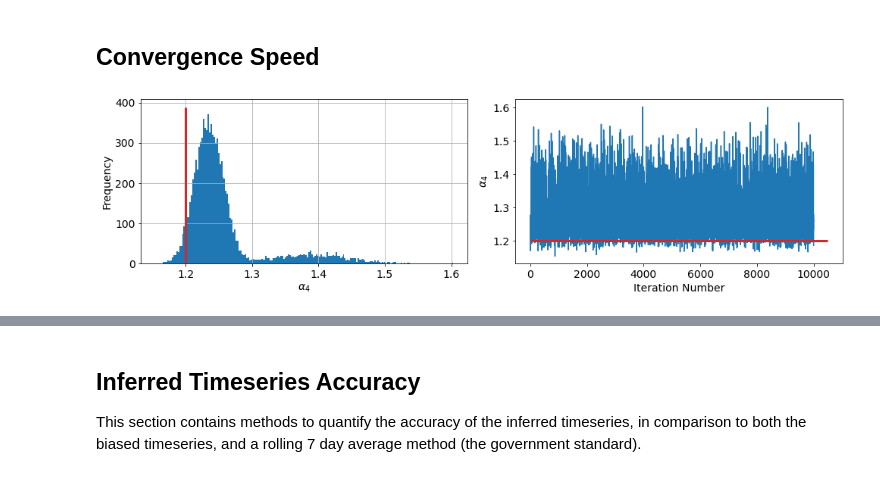
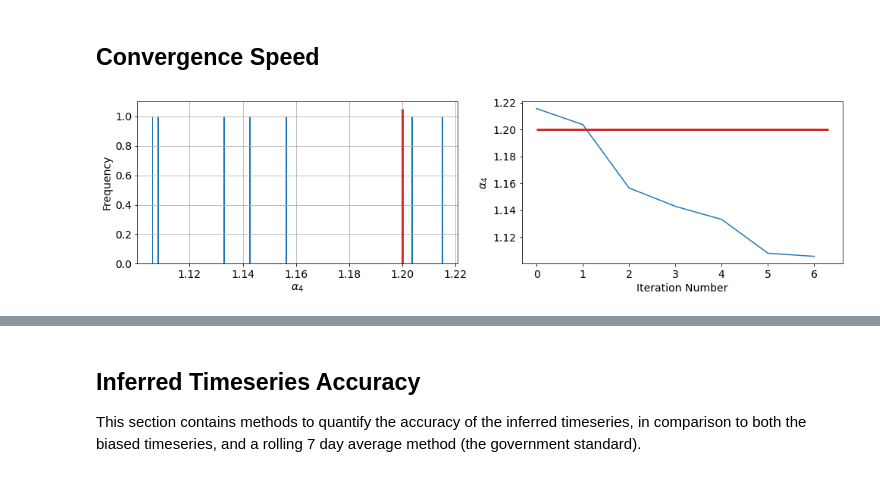
Before and after one commit to KCGallagher/periodic-sampling, a Jupyter notebook: periodic_sampling/fixed_bias_sampler.ipynb, the cells around one changed output, grey strips where cells are left out. Drawn from its saved outputs; the diff is of its cells as text; code cells hidden in the pictures.

Commit message:
Forced resampling results (#26)

```diff
--- a/periodic_sampling/fixed_bias_sampler.ipynb
+++ b/periodic_sampling/fixed_bias_sampler.ipynb
@@ -132,6 +132,7 @@ params = {'bias_prior_alpha': 1, 'bias_prior_beta': 1,
 
 params['serial_interval'] = RenewalModel(R0=None).serial_interval
 params['Rt_window'] = 7  # Assume it is constant for 7 days
+params['error_threshold_bias'] = 1  # resample bias if this is not satisfied
 
 for i, val in enumerate(I_data):  # Observed cases - not a Parameter
     params[("data_" + str(i))] = val
@@ -142,11 +143,11 @@ for i in range(0, len(I_data)):  # Reproductive number values
 for i in range(7):  # Weekday bias parameters
     params[("bias_" + str(i))] = scale_bias_parameter(1, index=i)
 
-step_num = int(1e4)
+step_num = int(6)
 sampler = MixedSampler(params=params)
-output = sampler.sampling_routine(step_num=step_num, sample_burnin=0)
+output1 = sampler.sampling_routine(step_num=step_num, sample_burnin=0)
 
 filename = f"synth_inference_T_{bias_method}_{time_steps}_N0_{N_0}_R0diff_{R0_diff}_It_{step_num}_seed_{seed}.csv"
-output.to_csv('../data/outputs/scale_bias_model/' + filename)
+output1.to_csv('../data/outputs/scale_bias_model/' + filename)
 
 images_path = "synthetic_inference/stepped_R/scale_bias_model/normalised_bias/"
@@ -152,0 +181,27 @@ images_path = "synthetic_inference/stepped_R/scale_bias_model/normalised_bias/"
+# %%
+I_data = list(bias_df['Confirmed'])
+
+params = {'bias_prior_alpha': 1, 'bias_prior_beta': 1,
+          'rt_prior_alpha': 1, 'rt_prior_beta': 1}  # Gamma dist
+
+params['serial_interval'] = RenewalModel(R0=None).serial_interval
+params['Rt_window'] = 7  # Assume it is constant for 7 days
+params['error_threshold_bias'] = 1  # resample bias if this is not satisfied
+
+for i, val in enumerate(I_data):  # Observed cases - not a Parameter
+    params[("data_" + str(i))] = val
+
+for i in range(0, len(I_data)):  # Reproductive number values
+    params[("R_" + str(i))] = rt_parameter(value=1, index=i)
+
+for i in range(7):  # Weekday bias parameters
+    params[("bias_" + str(i))] = scale_bias_parameter(1, index=i)
+
+step_num = int(8)
+sampler = MixedSampler(params=params)
+output3 = sampler.sampling_routine(step_num=step_num, sample_burnin=0)
+
+filename = f"synth_inference_T_{bias_method}_{time_steps}_N0_{N_0}_R0diff_{R0_diff}_It_{step_num}_seed_{seed}.csv"
+output3.to_csv('../data/outputs/scale_bias_model/' + filename)
+
+images_path = "synthetic_inference/stepped_R/scale_bias_model/normalised_bias/"
@@ -153,3 +210,5 @@ images_path = "synthetic_inference/stepped_R/scale_bias_model/normalised_bias/"
+# %%
+output = output2
 # %%
 # # Read in old dataset
 
@@ -261,31 +320,31 @@ if ('R_1' in output.columns):
 # %%
 i = 0; bias_x = 'bias_' + str(i)
 value = bias[i]; bias_name = 'alpha{' + str(i) + '}'
 
 plt.rcParams['font.size'] = '14'
 fig, axs = plt.subplots(1, 2, figsize=(14,4))
 
 histo = output.hist(bias_x, ax=axs[0], bins=200)
 axs[0].vlines(x=1.2, ymin=0, ymax=axs[0].get_ylim()[1], color='tab:red', linewidth=3)
 axs[0].set_xlabel(r'$\alpha_{4}$'); axs[0].set_ylabel('Frequency'); axs[0].set_title('');
 
 if ('Chain' in output.columns):
     chains = output['Chain'].unique()
     for chain in chains:
         index = output.index[output['Chain']==chain]
         # axs[1].plot(index % len(index), output[bias_x][output['Chain']==chain])
         axs[1].plot((pd.Series([x for x in range(len(index) + 1)]) % len(index + 1))[:-1],
                     (pd.concat([pd.Series([1.2]), output[bias_x][output['Chain']==chain]]))[:-1], alpha=0.7)
 else:
     axs[1].plot(output.index, output[bias_x])
 axs[1].hlines(y=1.2, xmin=0, xmax=axs[1].get_xlim()[1], color='tab:red', linewidth=3)
 axs[1].set_xlabel('Iteration Number'); axs[1].set_ylabel(r'$\alpha_{4}$'); axs[0].set_title('');
 
 plt.gcf().patch.set_facecolor('white'); plt.tight_layout();
-# plt.savefig(f"../images/{images_path}"
-#             + f"{bias_x}_distribution_{bias_method}_T_{time_steps}_N0_{N_0}_R0diff_{R0_diff}_It_{step_num}_seed_{seed}.png")
+plt.savefig(f"../images/{images_path}"
+            + f"forced_resample_{bias_x}_distribution_{bias_method}_T_{time_steps}_N0_{N_0}_R0diff_{R0_diff}_It_{step_num}_seed_{seed}.png")
 # %% [output]
-[figure, old version]
+[figure, new version]
 # %%
 R_x = 'R_30'; value = 1 + R0_diff; R_name = 'R_{30}'
 
```
Also changed, not shown: parts of 9 cells of this notebook, 4 other files.
